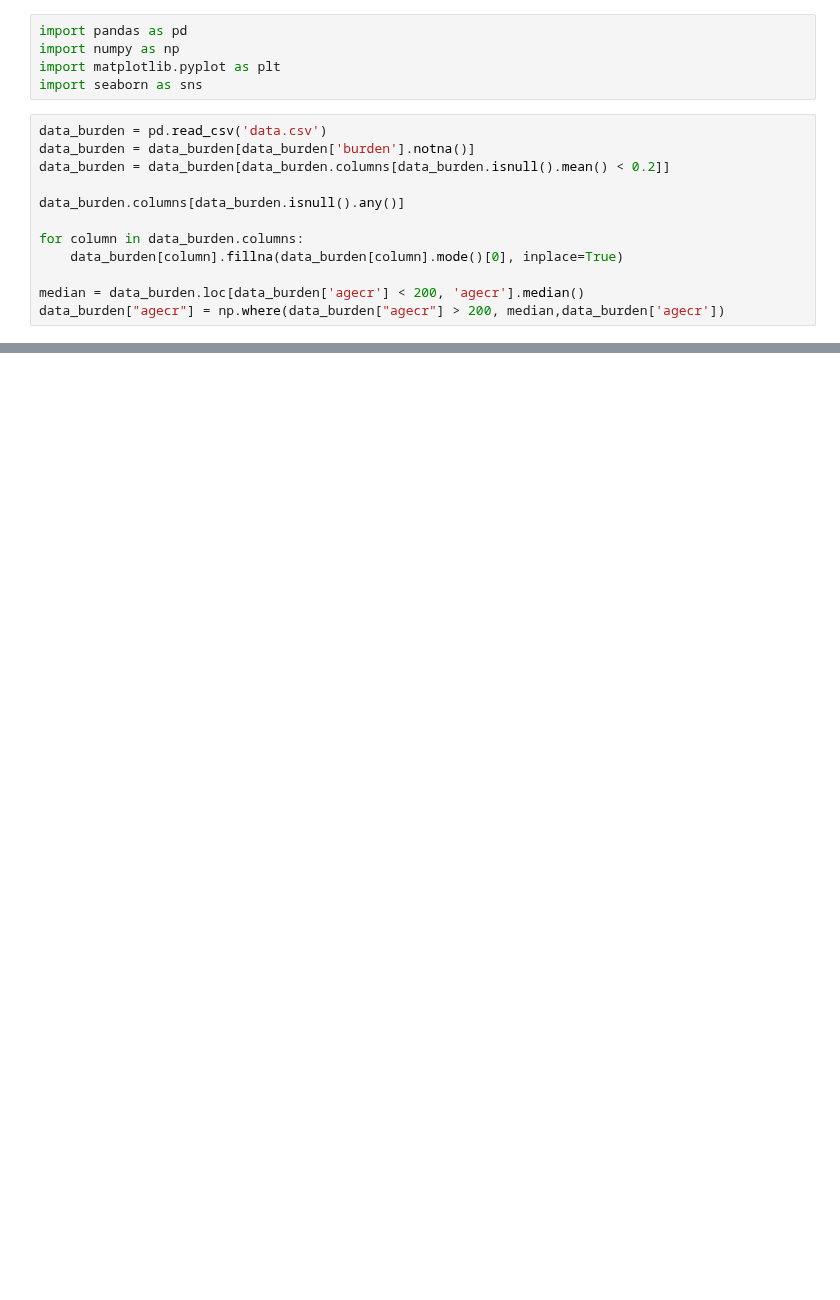
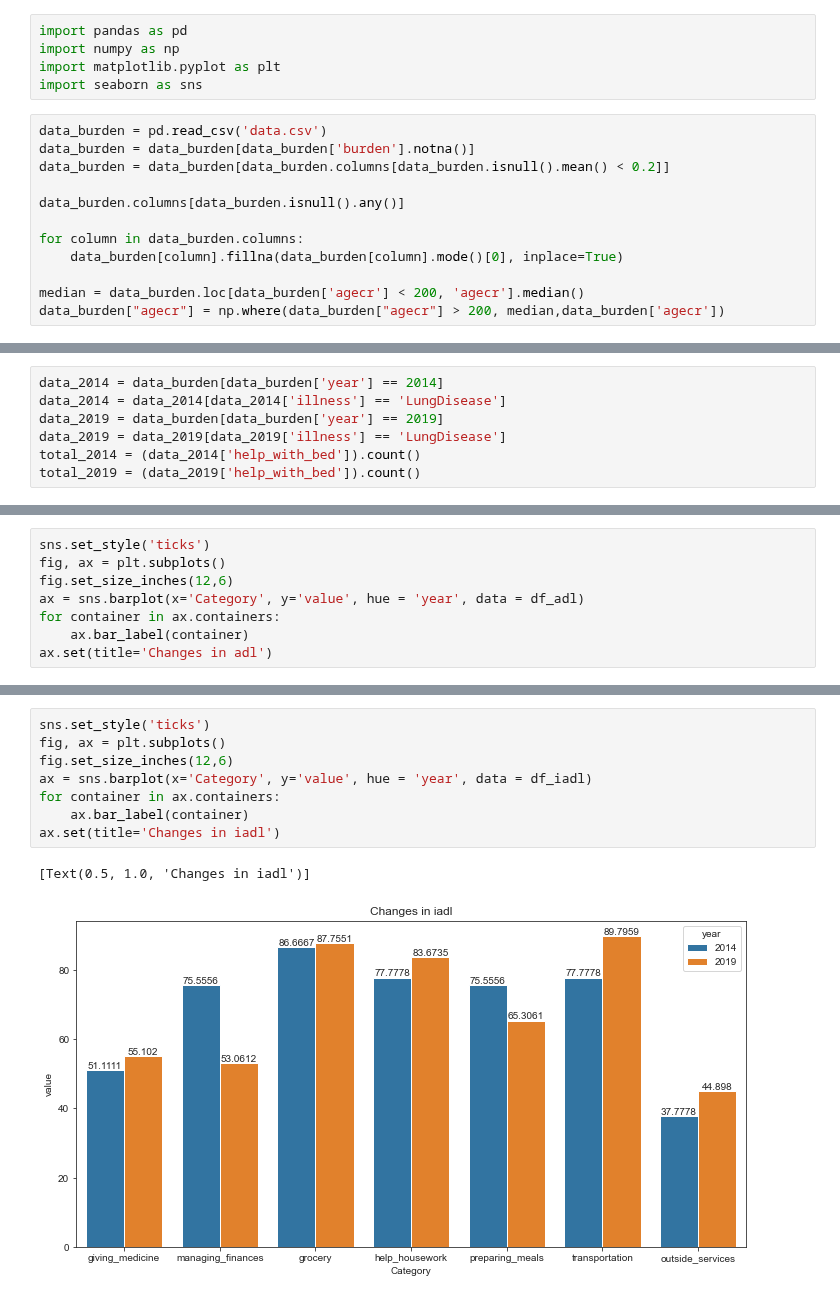
Before and after one commit to woonsupkim/BurdenofCare, a Jupyter notebook: 2015_2020_comparison.ipynb, the cells around one changed output, grey strips where cells are left out. Cells and saved outputs as stored; diff of their text form; blank space fills up the shorter version.

```diff
--- a/2015_2020_comparison.ipynb
+++ b/2015_2020_comparison.ipynb
@@ -119,0 +141,7 @@ memory usage: 391.2+ KB
+# %%
+data_2014 = data_burden[data_burden['year'] == 2014]
+data_2014 = data_2014[data_2014['illness'] == 'LungDisease']
+data_2019 = data_burden[data_burden['year'] == 2019]
+data_2019 = data_2019[data_2019['illness'] == 'LungDisease']
+total_2014 = (data_2014['help_with_bed']).count()
+total_2019 = (data_2019['help_with_bed']).count()
@@ -119,0 +197,8 @@ memory usage: 391.2+ KB
+# %%
+sns.set_style('ticks')
+fig, ax = plt.subplots()
+fig.set_size_inches(12,6)
+ax = sns.barplot(x='Category', y='value', hue = 'year', data = df_adl)
+for container in ax.containers:
+    ax.bar_label(container)
+ax.set(title='Changes in adl')
@@ -119,0 +208,11 @@ memory usage: 391.2+ KB
+# %%
+sns.set_style('ticks')
+fig, ax = plt.subplots()
+fig.set_size_inches(12,6)
+ax = sns.barplot(x='Category', y='value', hue = 'year', data = df_iadl)
+for container in ax.containers:
+    ax.bar_label(container)
+ax.set(title='Changes in iadl')
+# %% [output]
+[Text(0.5, 1.0, 'Changes in iadl')]
+[figure, added]
```
Also changed, not shown: parts of 13 cells of this notebook, 1 other file.
